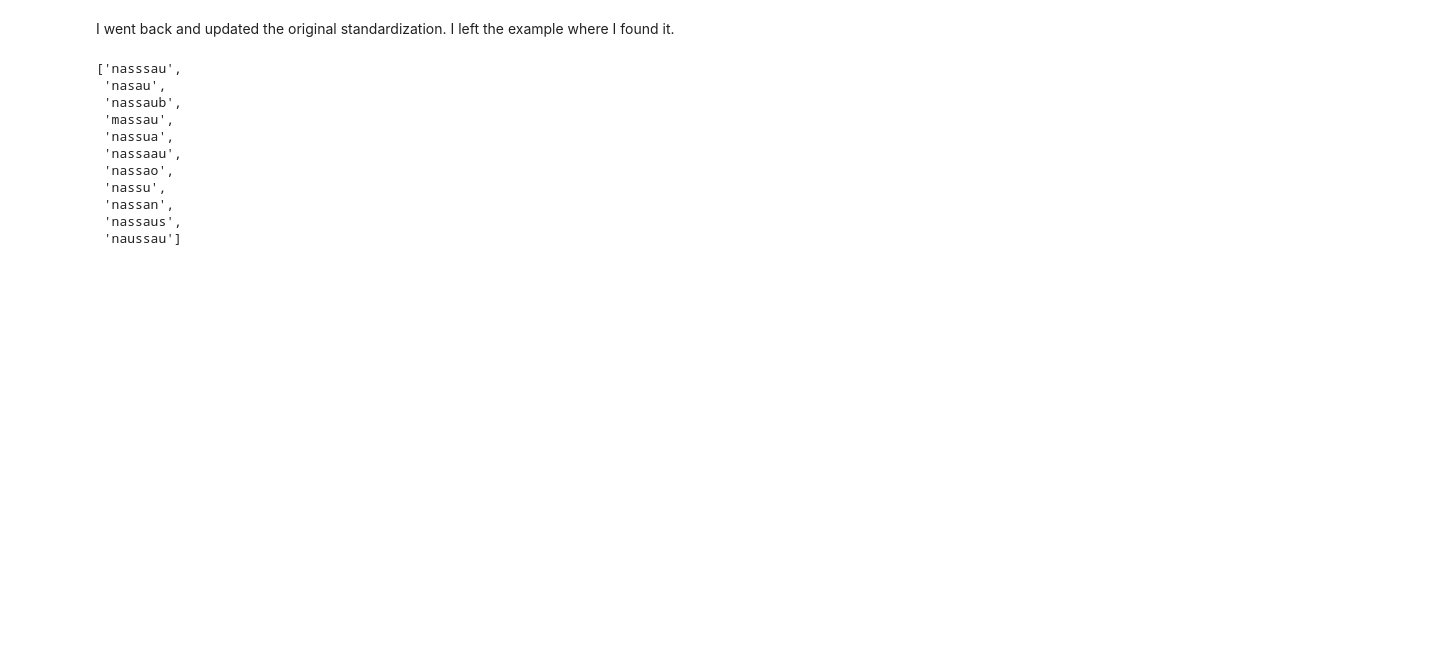
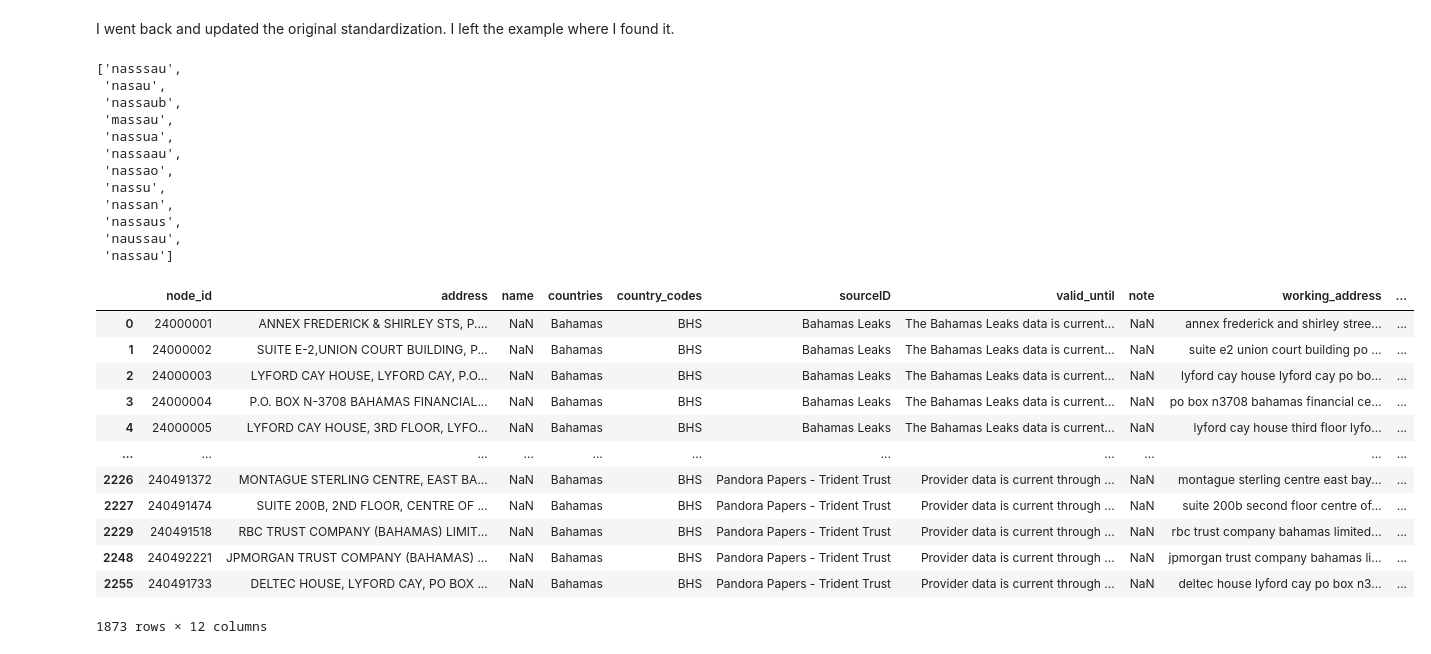
Before and after one commit to julielinx/icij_investigation, a Jupyter notebook: address_parsing/04_icijAddress_parseFuzzy.ipynb, the cells around one changed output. Saved outputs shown, nothing was run; the diff lists cells and outputs as text; code cells hidden in the pictures; blank space fills up the shorter version.

Commit message:
started city and island matching

```diff
--- a/address_parsing/04_icijAddress_parseFuzzy.ipynb
+++ b/address_parsing/04_icijAddress_parseFuzzy.ipynb
@@ -253,0 +251,2 @@ IndexError: list index out of range
+# %%
+df['address_wordlist'] = df['address_wordlist'].apply(lambda x: x if not x else x[:-1] if x[-1] in ['the'] else x)
@@ -345,6 +344,8 @@ I went back and updated the original standardization. I left the example where I
 df.loc[df['working_address'].str.contains("343nass"), 'working_address'] = 'cb 11 343 nassau bahamas'
 # %%
 nas_fuzz_list = fuzzy_words_df.loc[(fuzzy_words_df['original_value']=='nassau') & (fuzzy_words_df['ratio_score']>80), 'match_value'].to_list()
+nas_fuzz_list = nas_fuzz_list + ['nassau']
+nas_fuzz_list
 # %% [output]
 ['nasssau',
  'nasau',
@@ -356,7 +357,24 @@ nas_fuzz_list = fuzzy_words_df.loc[(fuzzy_words_df['original_value']=='nassau')
  'nassu',
  'nassan',
  'nassaus',
- 'naussau']
+ 'naussau',
+ 'nassau']
 # %%
-df['address_city'] = df['address_wordlist'].apply(lambda x: 'nassau' if x[-1] in nas_fuzz_list else np.nan)
-df['address_wordlist'] = df['address_wordlist'].apply(lambda x: x[:-1] if x[-1] in nas_fuzz_list else x)
+df['address_city'] = df['address_wordlist'].apply(lambda x: np.nan if not x else 'nassau' if x[-1] in nas_fuzz_list else np.nan)
+df['address_wordlist'] = df['address_wordlist'].apply(lambda x: x if not x else x[:-1] if x[-1] in nas_fuzz_list else x)
+# %%
+df[df['address_city']=='nassau']
+# %% [output]
+|  | node_id | address | name | countries | country_codes | sourceID | valid_until | note | working_address | ... |
+| 0 | 24000001 | ANNEX FREDERICK & SHIRLEY STS, P.... | NaN | Bahamas | BHS | Bahamas Leaks | The Bahamas Leaks data is current... | NaN | annex frederick and shirley stree... | ... |
+| 1 | 24000002 | SUITE E-2,UNION COURT BUILDING, P... | NaN | Bahamas | BHS | Bahamas Leaks | The Bahamas Leaks data is current... | NaN | suite e2 union court building po ... | ... |
+| 2 | 24000003 | LYFORD CAY HOUSE, LYFORD CAY, P.O... | NaN | Bahamas | BHS | Bahamas Leaks | The Bahamas Leaks data is current... | NaN | lyford cay house lyford cay po bo... | ... |
+| 3 | 24000004 | P.O. BOX N-3708 BAHAMAS FINANCIAL... | NaN | Bahamas | BHS | Bahamas Leaks | The Bahamas Leaks data is current... | NaN | po box n3708 bahamas financial ce... | ... |
+| 4 | 24000005 | LYFORD CAY HOUSE, 3RD FLOOR, LYFO... | NaN | Bahamas | BHS | Bahamas Leaks | The Bahamas Leaks data is current... | NaN | lyford cay house third floor lyfo... | ... |
+| ... | ... | ... | ... | ... | ... | ... | ... | ... | ... | ... |
+| 2226 | 240491372 | MONTAGUE STERLING CENTRE, EAST BA... | NaN | Bahamas | BHS | Pandora Papers - Trident Trust | Provider data is current through ... | NaN | montague sterling centre east bay... | ... |
+| 2227 | 240491474 | SUITE 200B, 2ND FLOOR, CENTRE OF ... | NaN | Bahamas | BHS | Pandora Papers - Trident Trust | Provider data is current through ... | NaN | suite 200b second floor centre of... | ... |
+| 2229 | 240491518 | RBC TRUST COMPANY (BAHAMAS) LIMIT... | NaN | Bahamas | BHS | Pandora Papers - Trident Trust | Provider data is current through ... | NaN | rbc trust company bahamas limited... | ... |
+| 2248 | 240492221 | JPMORGAN TRUST COMPANY (BAHAMAS) ... | NaN | Bahamas | BHS | Pandora Papers - Trident Trust | Provider data is current through ... | NaN | jpmorgan trust company bahamas li... | ... |
+| 2255 | 240491733 | DELTEC HOUSE, LYFORD CAY, PO BOX ... | NaN | Bahamas | BHS | Pandora Papers - Trident Trust | Provider data is current through ... | NaN | deltec house lyford cay po box n3... | ... |
+1873 rows × 12 columns
```
Also changed, not shown: parts of 23 cells of this notebook.
